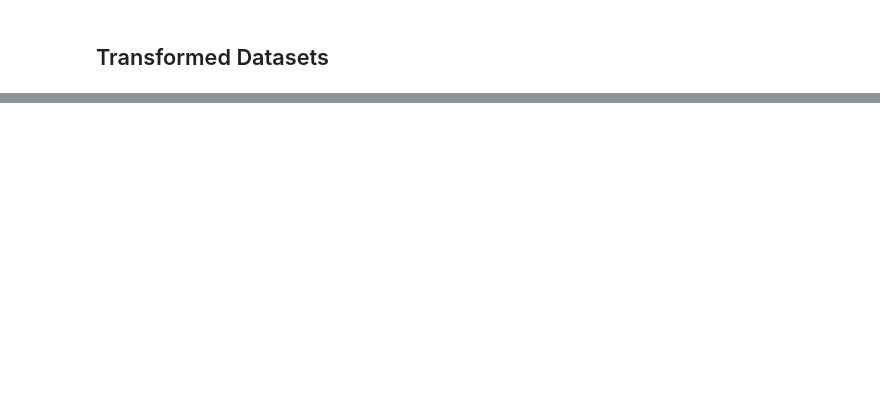
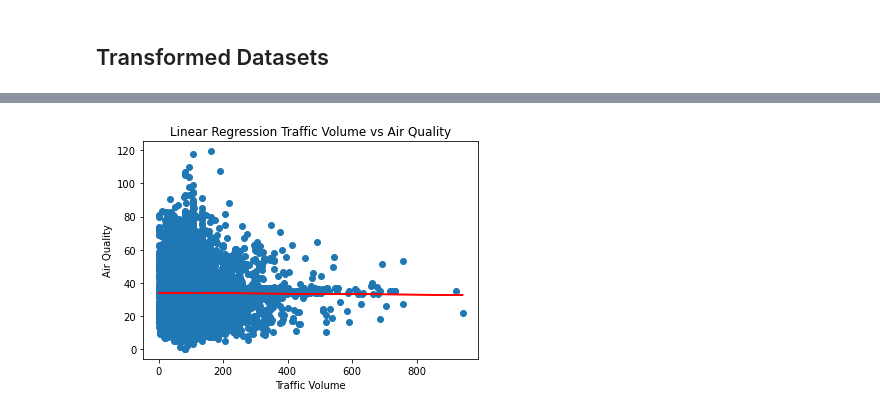
Before and after one commit to daniel-a-r/ccny_data_science_project, a Jupyter notebook: data_science_project.ipynb, the cells around one changed output, grey strips where cells are left out. Drawn from its saved outputs; the diff is of its cells as text; code cells hidden in the pictures; blank space fills up the shorter version.

```diff
--- a/data_science_project.ipynb
+++ b/data_science_project.ipynb
@@ -527,0 +988,4 @@ traffic_vol_aqi.sample(10)
+# %%
+traffic_vol_aqi = traffic_vol_aqi.replace(newboro)
+# %%
+traffic_vol_aqi.drop("date", axis = 1, inplace = True)
@@ -527,0 +1022,5 @@ traffic_vol_aqi.sample(10)
+# %%
+X = traffic_vol_aqi['vol']
+y = traffic_vol_aqi['aqi']
+# %%
+X_train, X_test, y_train, y_test = train_test_split(X, y, train_size = 0.7, test_size = 0.3, random_state = 100)
@@ -527,0 +1058,9 @@ traffic_vol_aqi.sample(10)
+# %%
+plt.scatter(X_train, y_train)
+plt.plot(X_train, 33.946 + -0.0014*X_train, 'r' )
+plt.title("Linear Regression Traffic Volume vs Air Quality")
+plt.xlabel("Traffic Volume")
+plt.ylabel("Air Quality")
+plt.show()
+# %% [output]
+[figure, added]
```
Also changed, not shown: parts of 55 cells of this notebook.
